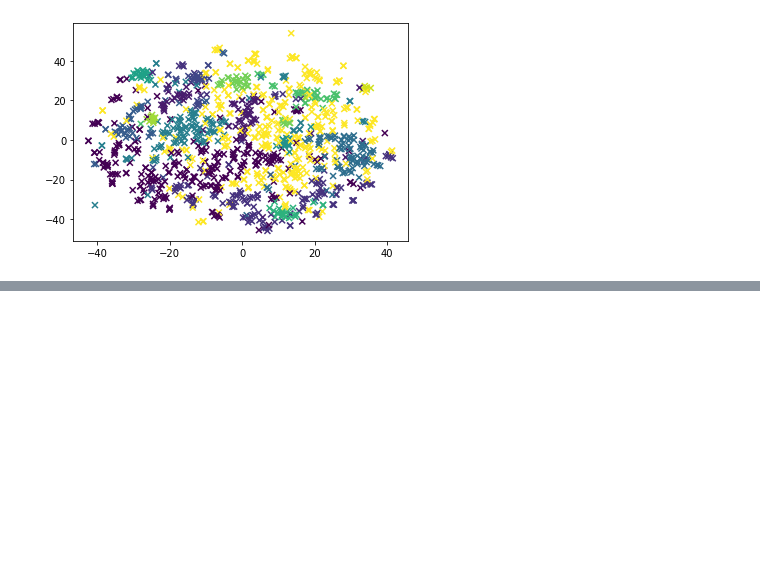
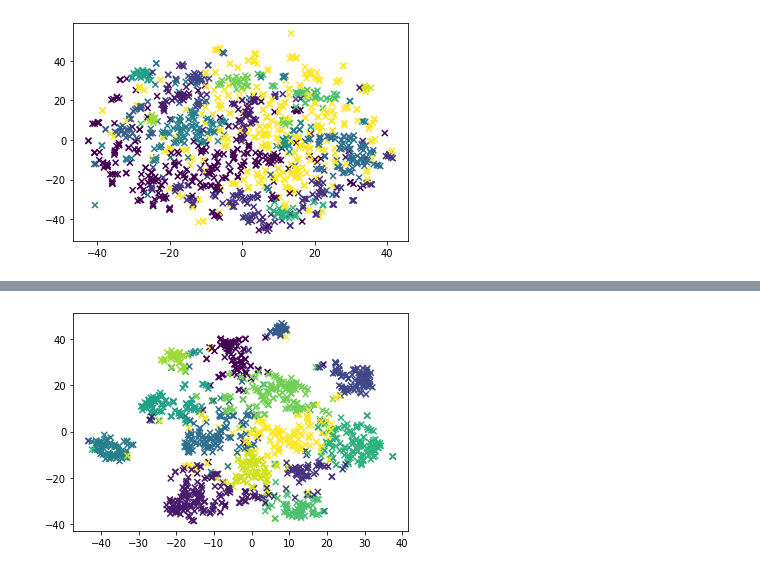
Before and after one commit to DonatJR/ita_ws20, a Jupyter notebook: notebooks/birch.ipynb, the cells around one changed output, grey strips where cells are left out. Saved outputs shown, nothing was run; the diff lists cells and outputs as text; code cells hidden in the pictures; blank space fills up the shorter version.

```diff
--- a/notebooks/birch.ipynb
+++ b/notebooks/birch.ipynb
@@ -274,0 +334,6 @@ Cluster 14:
+# %%
+n_components = 10
+X, svd = get_lsa_transformation(n_components, tfidf_corpus)
+model_lsa_more_clusters = Birch(n_clusters=num_topics)
+fit_model(model_lsa_more_clusters, X)
+clusters_with_lsa_more_clusters = print_and_get_clusters(model_lsa_more_clusters, vectorizer, corpus, n_components=n_components, svd=svd)
@@ -274,0 +358,4 @@ Cluster 14:
+# %%
+plot(model_lsa_more_clusters, X, n_components=n_components)
+# %% [output]
+[figure, added]
```
Also changed, not shown: parts of 17 cells of this notebook.
